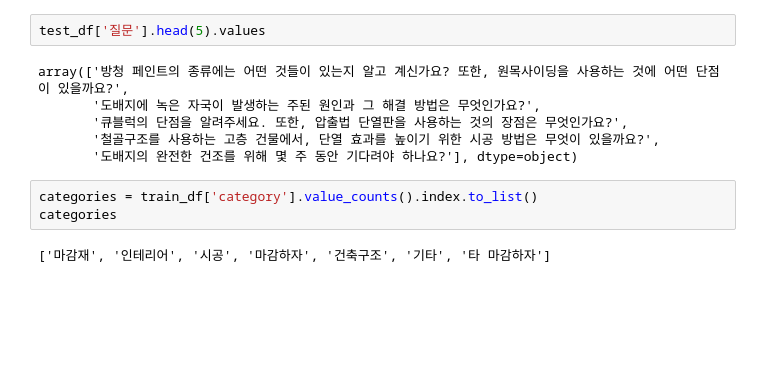
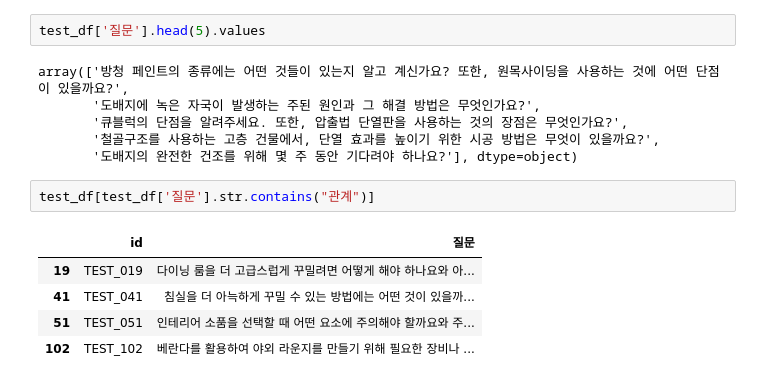
Before and after one commit to Five-Star-Station/Hansol_QA, a Jupyter notebook: simso/dacon_hansol_qa_eda.ipynb, the cells around one changed output. Cells and saved outputs as stored; diff of their text form; blank space fills up the shorter version.

```diff
--- a/simso/dacon_hansol_qa_eda.ipynb
+++ b/simso/dacon_hansol_qa_eda.ipynb
@@ -439,8 +454,11 @@ array(['방청 페인트의 종류에는 어떤 것들이 있는지 알고 계
        '큐블럭의 단점을 알려주세요. 또한, 압출법 단열판을 사용하는 것의 장점은 무엇인가요?',
        '철골구조를 사용하는 고층 건물에서, 단열 효과를 높이기 위한 시공 방법은 무엇이 있을까요?',
        '도배지의 완전한 건조를 위해 몇 주 동안 기다려야 하나요?'], dtype=object)
-# %%
-categories = train_df['category'].value_counts().index.to_list()
-categories
-# %% [output]
-['마감재', '인테리어', '시공', '마감하자', '건축구조', '기타', '타 마감하자']
+# %%
+test_df[test_df['질문'].str.contains("관계")]
+# %% [output]
+|  | id | 질문 |
+| 19 | TEST_019 | 다이닝 룸을 더 고급스럽게 꾸밀려면 어떻게 해야 하나요와 아... |
+| 41 | TEST_041 | 침실을 더 아늑하게 꾸밀 수 있는 방법에는 어떤 것이 있을까... |
+| 51 | TEST_051 | 인테리어 소품을 선택할 때 어떤 요소에 주의해야 할까요와 주... |
+| 102 | TEST_102 | 베란다를 활용하여 야외 라운지를 만들기 위해 필요한 장비나 ... |
```
Also changed, not shown: parts of 1 cell of this notebook.
